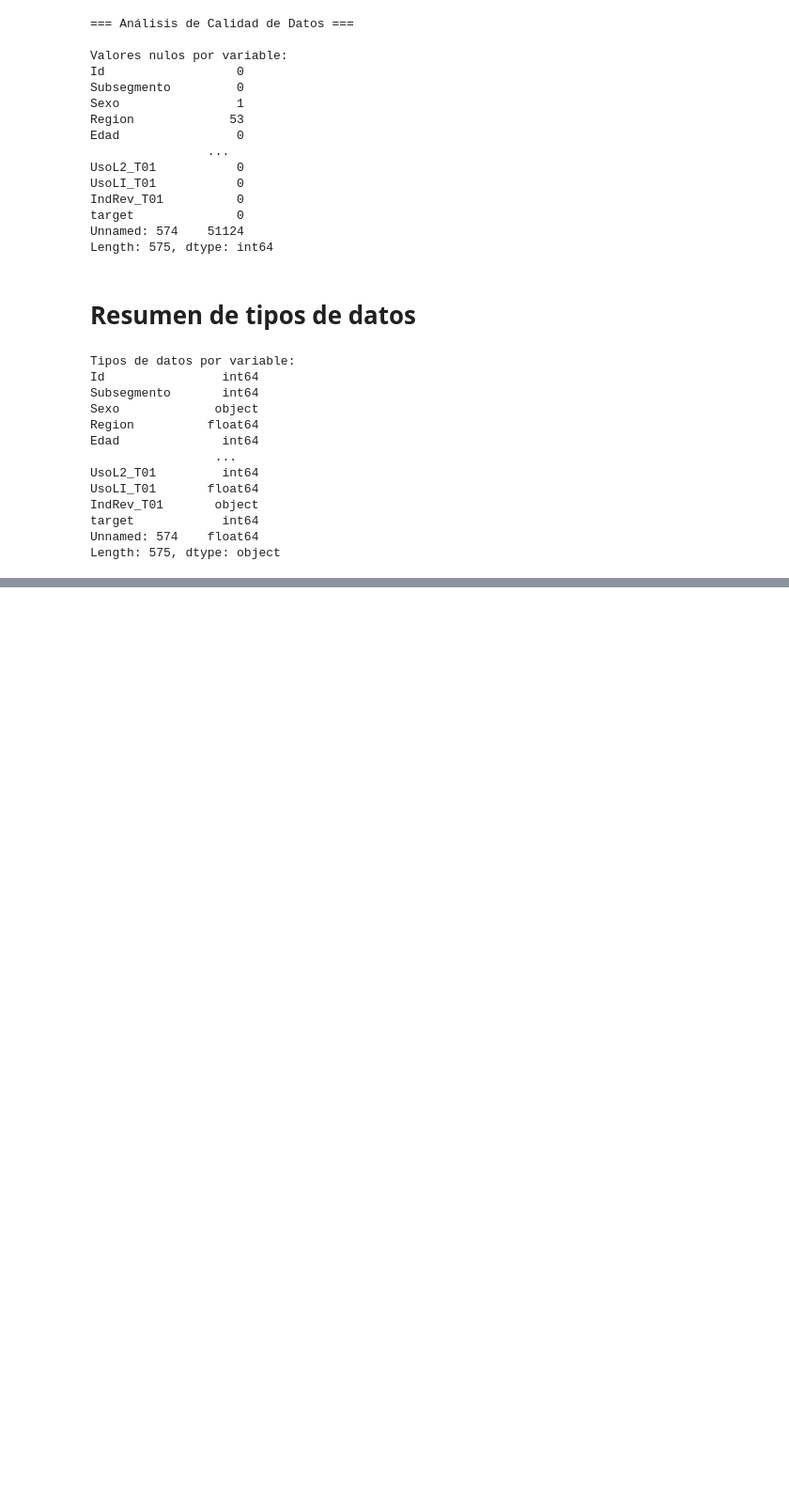
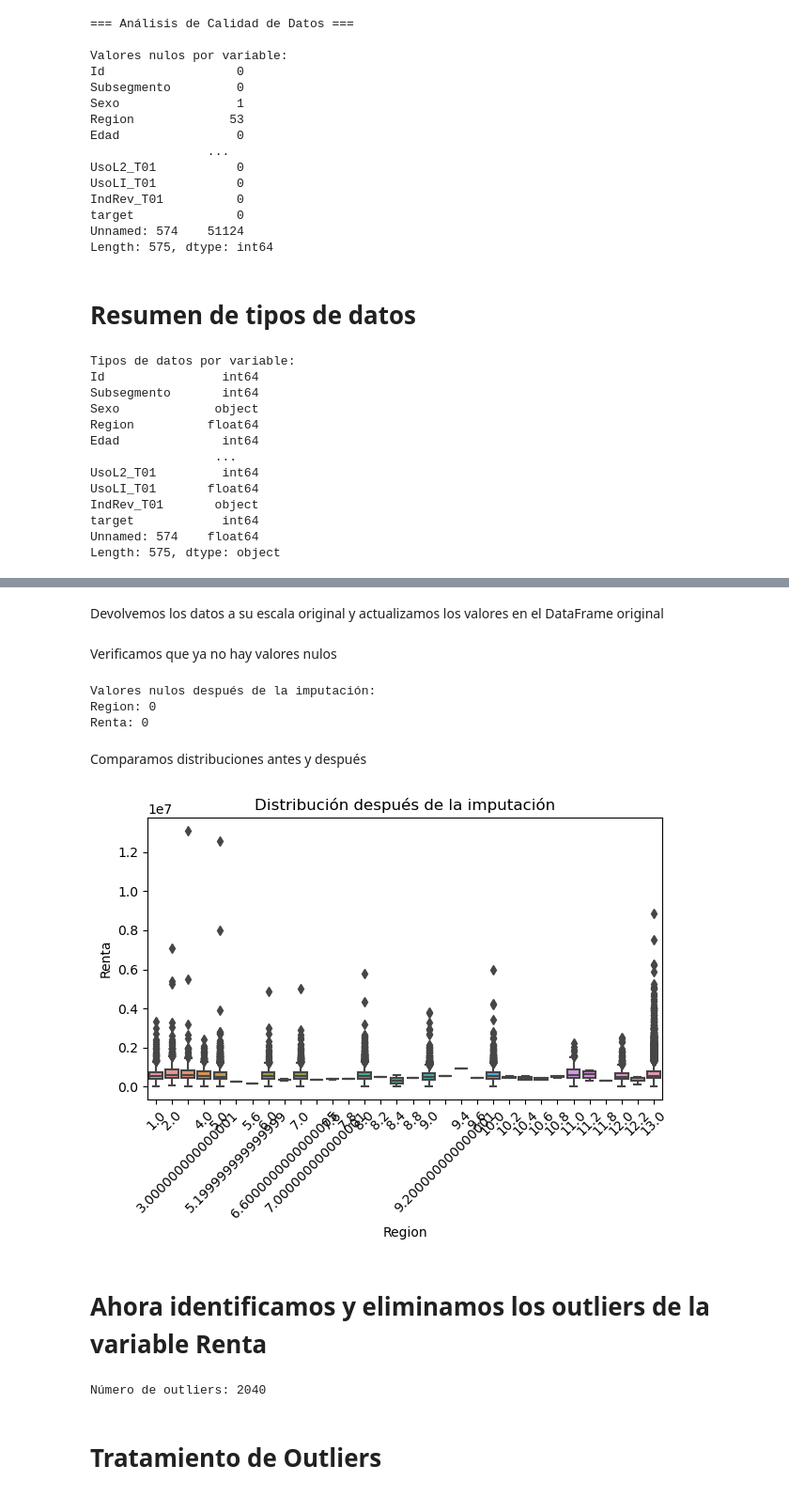
Before and after one commit to Perrogamer777/CasoBancoMonopoly-Dormammu, a Jupyter notebook: monopoly.ipynb, the cells around one changed output, grey strips where cells are left out. Shown at 94% size. Cells and saved outputs as stored; diff of their text form; code cells hidden in the pictures; blank space fills up the shorter version.

```diff
--- a/monopoly.ipynb
+++ b/monopoly.ipynb
@@ -326,0 +417,3 @@ Length: 575, dtype: object
+# %%
+variables_para_imputation = ['Region', 'Renta', 'Edad', 'Antiguedad']
+df_imputation = df[variables_para_imputation].copy()
@@ -326,0 +422,6 @@ Length: 575, dtype: object
+# %%
+scaler = StandardScaler()
+df_scaled = pd.DataFrame(
+    scaler.fit_transform(df_imputation),
+    columns=df_imputation.columns
+)
@@ -326,0 +430,52 @@ Length: 575, dtype: object
+# %%
+imputer = KNNImputer(n_neighbors=5)
+df_imputed = pd.DataFrame(
+    imputer.fit_transform(df_scaled),
+    columns=df_scaled.columns
+)
+# %% [markdown]
+ Devolvemos los datos a su escala original y actualizamos los valores en el DataFrame original
+# %%
+df_imputed = pd.DataFrame(
+    scaler.inverse_transform(df_imputed),
+    columns=df_imputed.columns
+)
+
+df['Region'] = df_imputed['Region']
+df['Renta'] = df_imputed['Renta']
+# %% [markdown]
+Verificamos que ya no hay valores nulos
+# %%
+print("\nValores nulos después de la imputación:")
+print("Region:", df['Region'].isnull().sum())
+print("Renta:", df['Renta'].isnull().sum())
+# %% [output]
+Valores nulos después de la imputación:
+Region: 0
+Renta: 0
+# %% [markdown]
+Comparamos distribuciones antes y después
+# %%
+plt.figure(figsize=(12, 5))
+
+plt.subplot(1, 2, 1)
+sns.boxplot(x='Region', y='Renta', data=df)
+plt.title('Distribución después de la imputación')
+plt.xticks(rotation=45)
+
+plt.tight_layout()
+plt.show()
+# %% [output]
+[figure, added]
+# %% [markdown]
+# Ahora identificamos y eliminamos los outliers de la variable Renta
+# %%
+Q1 = df['Renta'].quantile(0.25)
+Q3 = df['Renta'].quantile(0.75)
+IQR = Q3 - Q1
+outliers = df[(df['Renta'] < (Q1 - 1.5 * IQR)) | (df['Renta'] > (Q3 + 1.5 * IQR))]
+print("Número de outliers:", outliers.shape[0])
+# %% [output]
+Número de outliers: 2040
+# %% [markdown]
+# Tratamiento de Outliers
```
Also changed, not shown: parts of 129 cells of this notebook, 5 other files.
